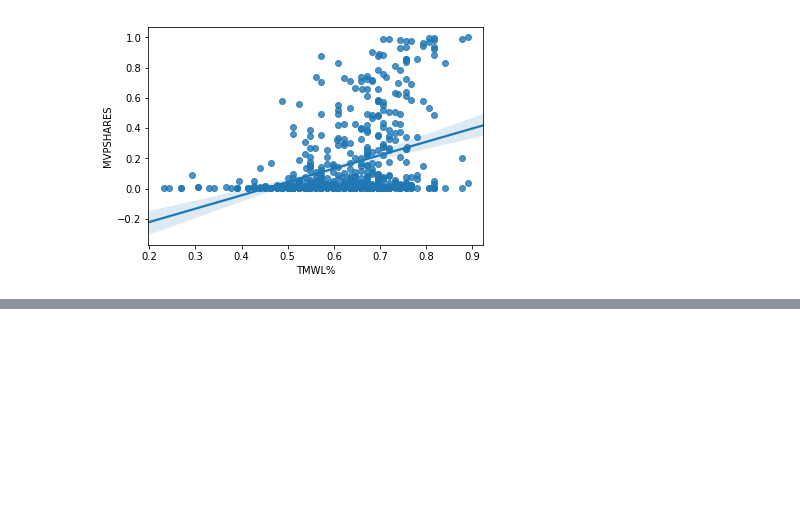
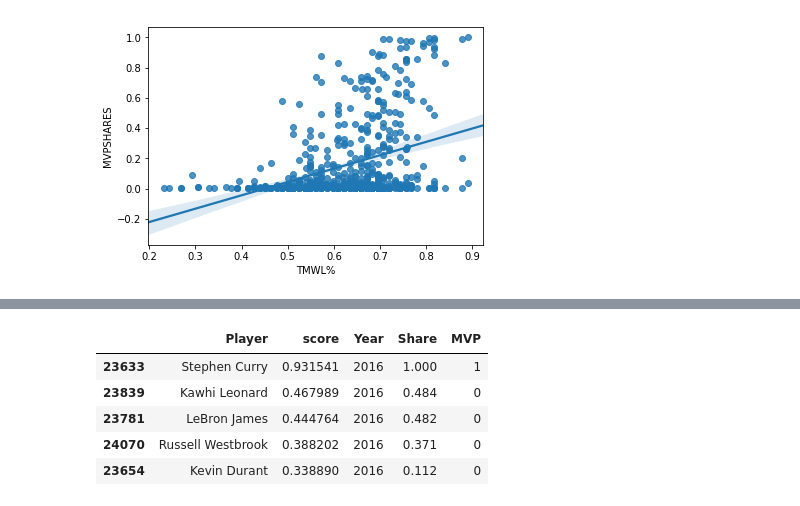
Before and after one commit to micsab/thinkful_files, a Jupyter notebook: unit_3/lesson_7/capstone_real.ipynb, the cells around one changed output, grey strips where cells are left out. Cells and saved outputs as stored; diff of their text form; code cells hidden in the pictures; blank space fills up the shorter version.

```diff
--- a/unit_3/lesson_7/capstone_real.ipynb
+++ b/unit_3/lesson_7/capstone_real.ipynb
@@ -498,0 +528,15 @@ sns.regplot(mvp_cand['TMWL%'], mvp_cand['MVPSHARES'])
+# %%
+test_pred = rf.predict(season_2016[feat_to_use])
+test_results = pd.DataFrame(season_2016.Player)
+test_results['score'] = test_pred
+test_results['Year'] = season_2016['Year']
+test_results['Share'] = season_2016['MVPSHARES']
+test_results['MVP'] = season_2016['MVP']
+test_results.sort_values('score', ascending=False).head()
+# %% [output]
+|  | Player | score | Year | Share | MVP |
+| 23633 | Stephen Curry | 0.931541 | 2016 | 1.000 | 1 |
+| 23839 | Kawhi Leonard | 0.467989 | 2016 | 0.484 | 0 |
+| 23781 | LeBron James | 0.444764 | 2016 | 0.482 | 0 |
+| 24070 | Russell Westbrook | 0.388202 | 2016 | 0.371 | 0 |
+| 23654 | Kevin Durant | 0.338890 | 2016 | 0.112 | 0 |
```
Also changed, not shown: parts of 10 cells of this notebook, 1 other file.
